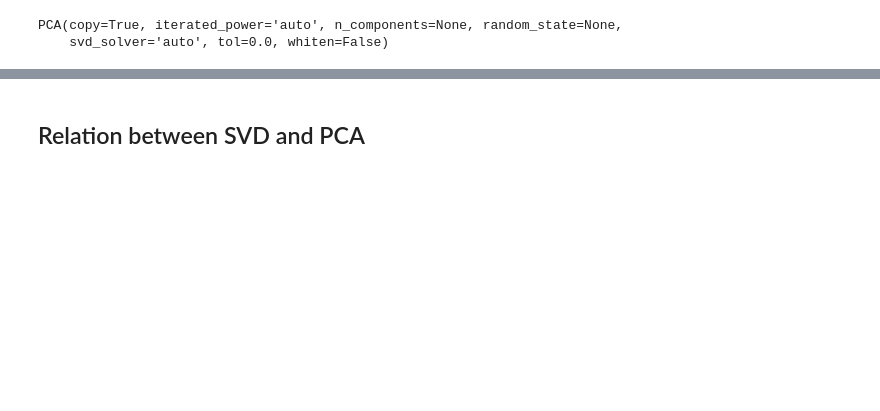
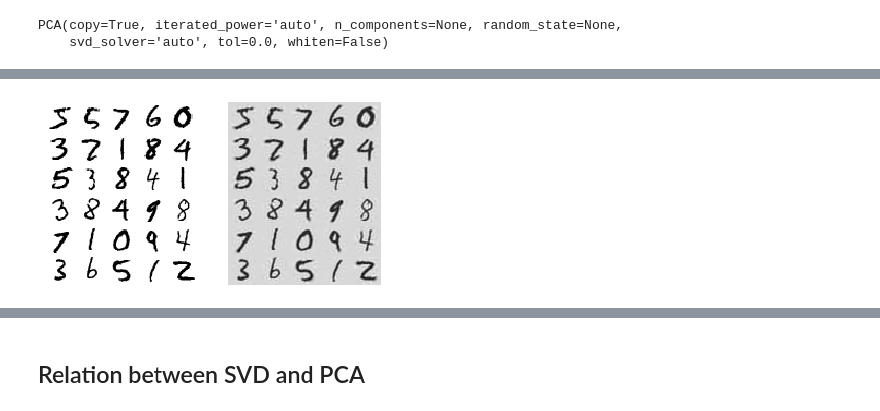
Before and after one commit to oonisim/Jupyter-Notebok, a Jupyter notebook: pca.ipynb, the cells around one changed output, grey strips where cells are left out. Cells and saved outputs as stored; diff of their text form; code cells hidden in the pictures; blank space fills up the shorter version.

```diff
--- a/pca.ipynb
+++ b/pca.ipynb
@@ -218,3 +233,16 @@ Coverage by the top 5 primary components: [0.09705 0.16801 0.2297  0.28359 0.332
+# %%
+pca_154 = PCA(n_components=154, svd_solver="randomized", random_state=4)
+X_train_reduced = pca_154.fit_transform(X_train)
+X_train_recovered = pca_154.inverse_transform(X_train_reduced)
+# %%
+plt.subplot(121)
+plot_digits(X_train[::2000])
+
+plt.subplot(122)
+plot_digits(X_train_recovered[::2000])
+#plt.tight_layout()
+# %% [output]
+[figure, added]
 # %% [markdown]
 With those (u, v), any matrix M, including a Covariance Matrix, can be decomposed as below.
 <br/>
```
Also changed, not shown: parts of 16 cells of this notebook, 1 other file.
